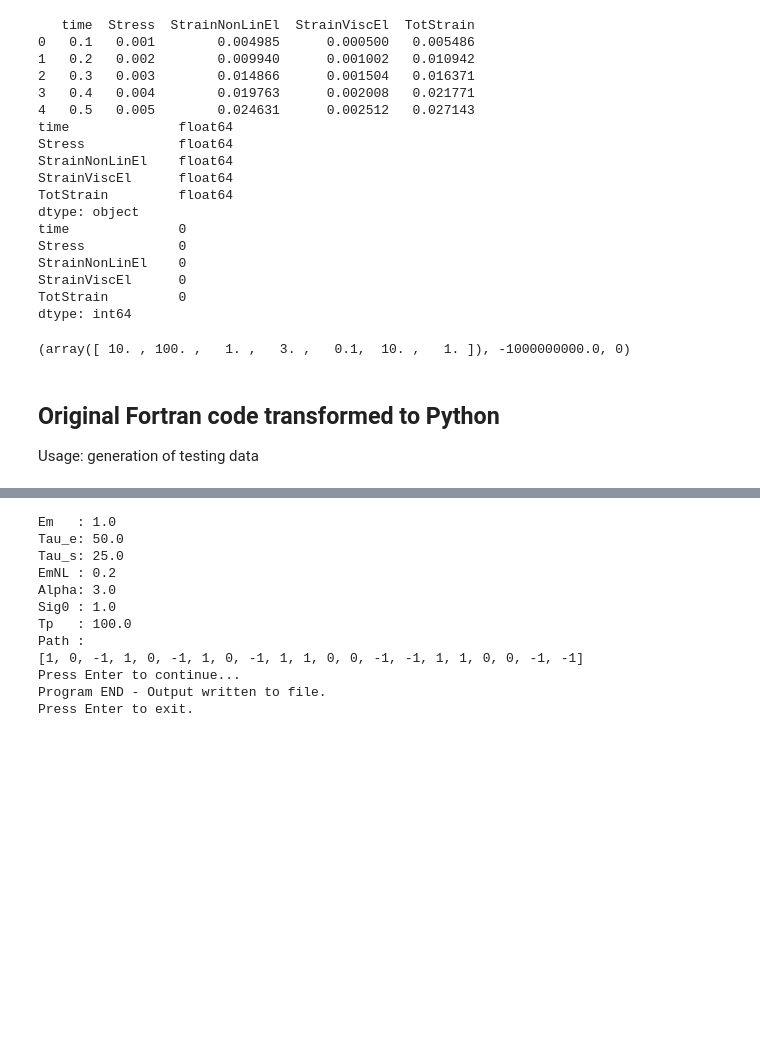
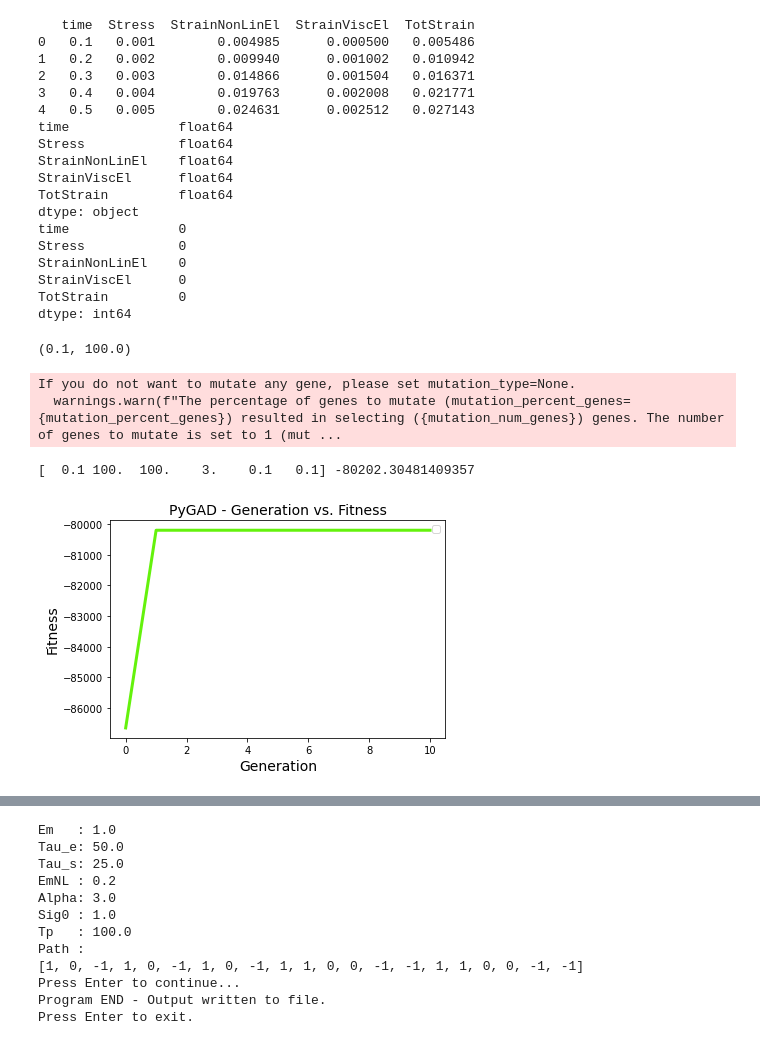
Before and after one commit to garncarz/zener, a Jupyter notebook: zener_optimization.ipynb, the cells around one changed output, grey strips where cells are left out. Drawn from its saved outputs; the diff is of its cells as text; code cells hidden in the pictures; blank space fills up the shorter version.

```diff
--- a/zener_optimization.ipynb
+++ b/zener_optimization.ipynb
@@ -39,6 +40,7 @@ def fEpsVE(x, i, Rsig, R, Tp, Em, Tau_s, Tau_e):
 df_target = pd.read_csv('ZenerModel.dat', delim_whitespace=True)
 df_target['time'] = pd.to_numeric(df_target['time'], errors='coerce')
 df_target = df_target.dropna()
+df_target_sorted = df_target.sort_values('time')
 
 print(df_target.head())
 print(df_target.dtypes)
@@ -62,15 +64,21 @@ StrainNonLinEl    0
 StrainViscEl      0
 TotStrain         0
 dtype: int64
+# %%
+dt = df_target.iloc[1].time - df_target.iloc[0].time
+Tp = dt * Nsamp
+dt, Tp
+# %% [output]
+(0.1, 100.0)
 # %%
 def compute_all(params):
-    Em, Tau_e, Tau_s, EmNL, Alpha, Sig0, Tp = params
+    Em, Tau_e, Tau_s, EmNL, Alpha, Sig0 = params
 
     t = 0.0
     FvalSig = 0.0
 
     R = Sig0 / Tp
-    dt = Tp / Nsamp
+    # dt = Tp / Nsamp
 
     data = []
 
@@ -95,33 +103,52 @@ def compute_all(params):
 # %%
 def fitness_func(ga_instance, solution, solution_idx):
     df = compute_all(solution)
+    df_sorted = df.sort_values('time')
 
-    if df.shape != df_target.shape:
+    merged = pd.merge_asof(
+        df_sorted,
+        df_target_sorted,
+        on='time',
+        direction='nearest',
+        tolerance=1e-8,
+        suffixes=('_model', '_target')
+    )
+
+    match_ratio = len(merged) / len(df_target)
+    if match_ratio < 0.95:
         return -1e9
 
-    diff = df.values - df_target.values
+    cols = ['Stress', 'StrainNonLinEl', 'StrainViscEl', 'TotStrain']
 
-    return -np.sum(diff ** 2)
+    error = 0.0
+    for col in cols:
+        diff = merged[f'{col}_model'] - merged[f'{col}_target']
+        error += np.sum(diff ** 2)
+
+    return -error
 # %%
-num_generations = 50
+num_generations = 10
 
 with tqdm(total=num_generations) as pbar:
     ga = pygad.GA(
         num_generations=num_generations,
         num_parents_mating=5,
         fitness_func=fitness_func,
         sol_per_pop=20,
-        num_genes=7,
+        num_genes=6,
         mutation_percent_genes=10,
-        gene_space=[(0.1, 10.0), (1, 100), (1, 100), (0.01, 3), (0.1, 10), (0.1, 10), (1, 200)],
+        gene_space=[(0.1, 10.0), (10, 100), (10, 100), (0.01, 3), (0.1, 10), (0.1, 10)],
         on_generation=lambda _: pbar.update(1),
+        save_best_solutions=True,
     )
 
     ga.run()
-    print(ga.best_solution())
+    solution, solution_fitness, _ = ga.best_solution()
+    print(solution, solution_fitness)
+
+    ga.plot_fitness()
 # %% [output]
-(array([ 10. , 100. ,   1. ,   3. ,   0.1,  10. ,   1. ]), -1000000000.0, 0)
+If you do not want to mutate any gene, please set mutation_type=None.
+  warnings.warn(f"The percentage of genes to mutate (mutation_percent_genes={mutation_percent_genes}) resulted in selecting ({mutation_num_genes}) genes. The number of genes to mutate is set to 1 (mut ...
+[  0.1 100.  100.    3.    0.1   0.1] -80202.30481409357
+[figure, added]
-# %% [markdown]
-## Original Fortran code transformed to Python
-
-Usage: generation of testing data
```
Also changed, not shown: parts of 5 cells of this notebook.
